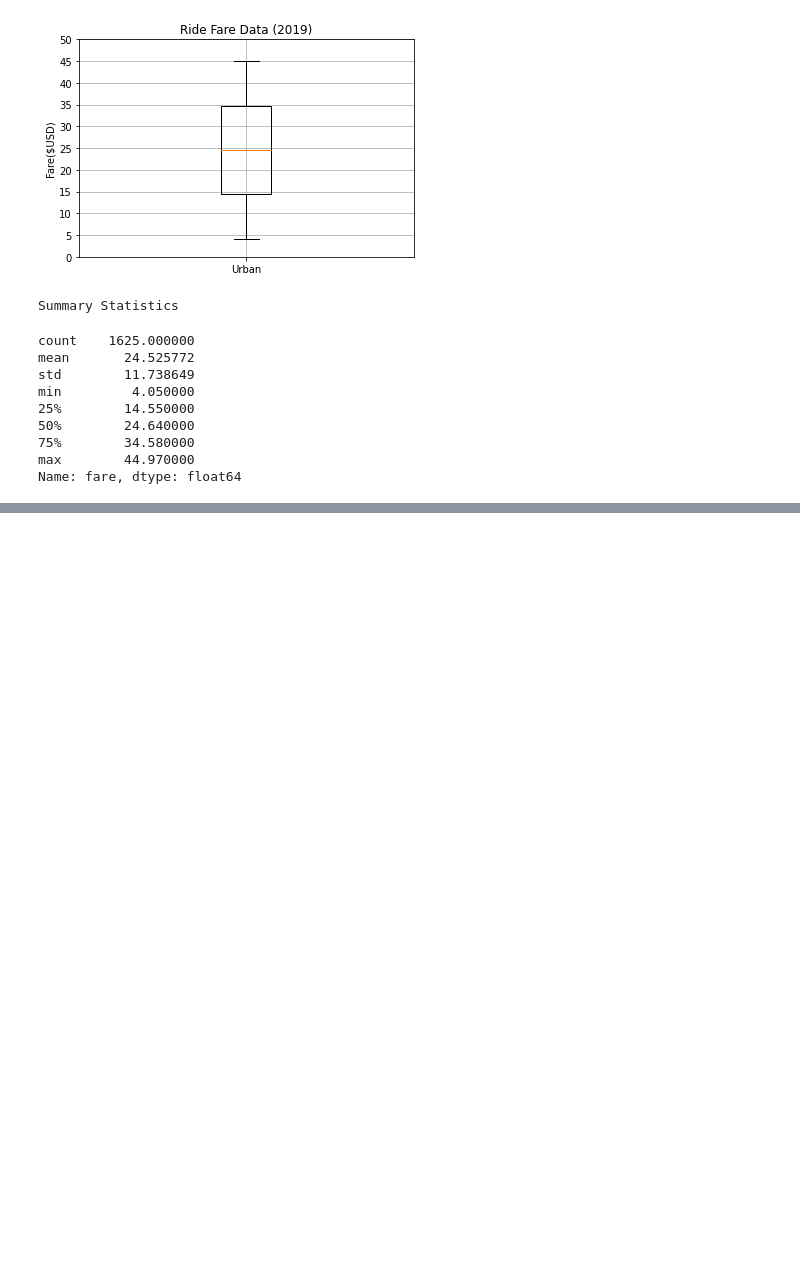
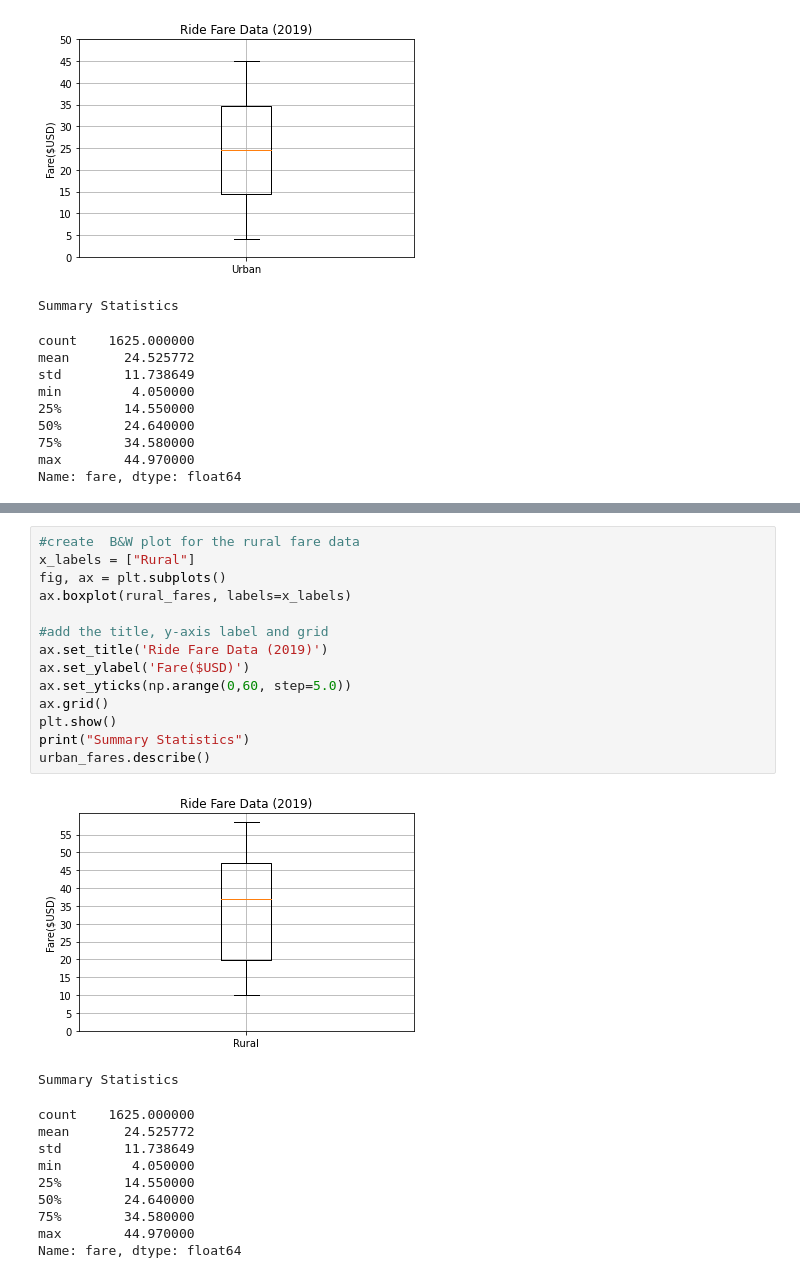
Before and after one commit to piathoi/PyBer_Analysis, a Jupyter notebook: PyBer.ipynb, the cells around one changed output, grey strips where cells are left out. Saved outputs shown, nothing was run; the diff lists cells and outputs as text; blank space fills up the shorter version.

```diff
--- a/PyBer.ipynb
+++ b/PyBer.ipynb
@@ -743,0 +756,26 @@ urban_fares.describe()
+# %%
+#create  B&W plot for the rural fare data
+x_labels = ["Rural"]
+fig, ax = plt.subplots()
+ax.boxplot(rural_fares, labels=x_labels)
+
+#add the title, y-axis label and grid
+ax.set_title('Ride Fare Data (2019)')
+ax.set_ylabel('Fare($USD)')
+ax.set_yticks(np.arange(0,60, step=5.0))
+ax.grid()
+plt.show()
+print("Summary Statistics")
+urban_fares.describe()
+# %% [output]
+[figure, added]
+Summary Statistics
+count    1625.000000
+mean       24.525772
+std        11.738649
+min         4.050000
+25%        14.550000
+50%        24.640000
+75%        34.580000
+max        44.970000
+Name: fare, dtype: float64
```
Also changed, not shown: parts of 6 cells of this notebook.
